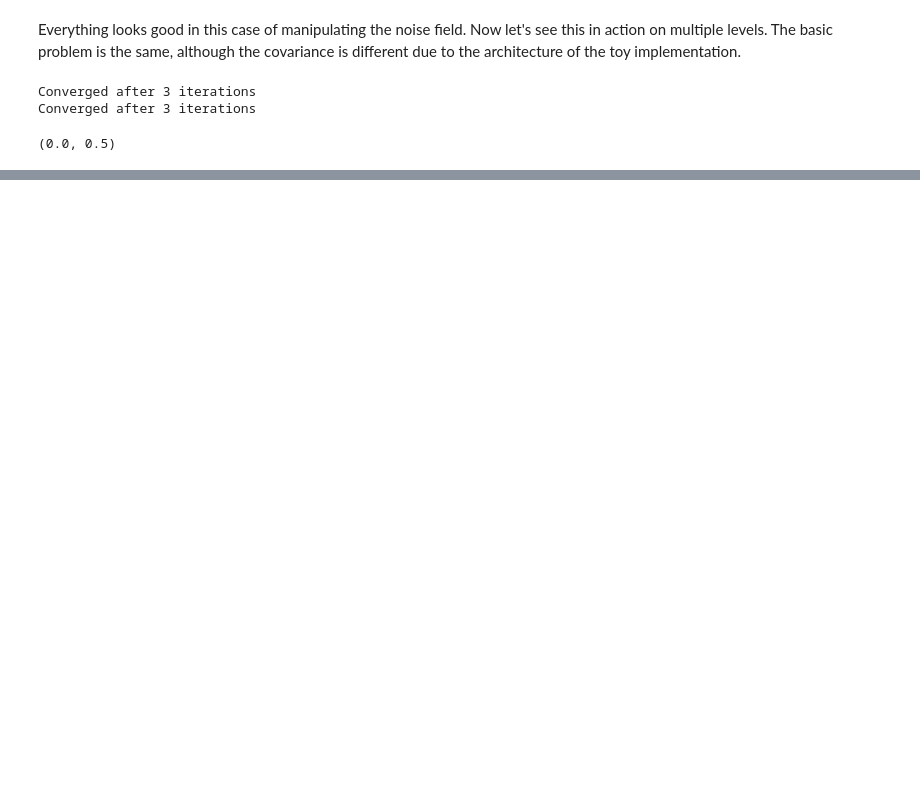
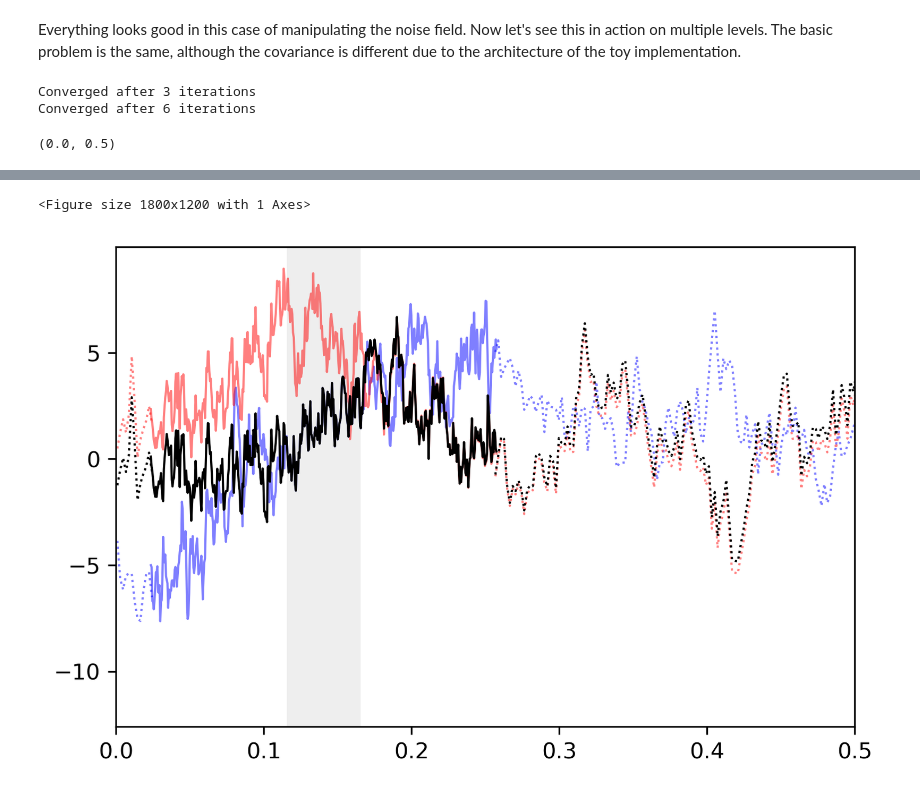
Before and after one commit to pynbody/genetIC, a Jupyter notebook: tools/toy_implementation/gene_splicing.ipynb, the cells around one changed output, grey strips where cells are left out. Cells and saved outputs as stored; diff of their text form; code cells hidden in the pictures; blank space fills up the shorter version.

```diff
--- a/tools/toy_implementation/gene_splicing.ipynb
+++ b/tools/toy_implementation/gene_splicing.ipynb
@@ -293,13 +297,16 @@ p.ylim(-max(rel_a)*2,max(rel_a)*2)
 # %% [markdown]
 Everything looks good in this case of manipulating the noise field. Now let's see this in action on multiple levels. The basic problem is the same, although the covariance is different due to the architecture of the toy implementation.
 # %%
+%autoreload 2
 import constrainedzoom.plots
 constrainedzoom.methods.use_filters=True
-constrainedzoom.plots.zoom_demo(nP=128,nW=128,seed=1,plaw=-1.5,plot_kwargs={'alpha':0.5, 'color':'b'})
-constrainedzoom.plots.zoom_demo(nP=128,nW=128,seed=2,plaw=-1.5,plot_kwargs={'alpha':0.5, 'color':'r'})
-constrainedzoom.plots.zoom_demo(nP=128,nW=128,seed=1,splice_seed=2,splice_range=(38,94),plaw=-1.5,plot_kwargs={'color':'k'})
-p.xlim(0.00,0.5)
+N = 512
+splice_range = (256-50, 256+50)
+constrainedzoom.plots.zoom_demo(nP=N,nW=N,seed=1,plaw=-1.5,plot_kwargs={'alpha':0.5, 'color':'b'}, linewidth=1)
+constrainedzoom.plots.zoom_demo(nP=N,nW=N,seed=2,plaw=-1.5,plot_kwargs={'alpha':0.5, 'color':'r'}, linewidth=1)
+constrainedzoom.plots.zoom_demo(nP=N,nW=N,seed=1,splice_seed=2,splice_range=splice_range,plaw=-1.5,plot_kwargs={'color':'k'}, linewidth=1)
+p.xlim(0.00, 0.5)
 # %% [output]
 Converged after 3 iterations
-Converged after 3 iterations
+Converged after 6 iterations
 (0.0, 0.5)
@@ -306,0 +313,2 @@ Converged after 3 iterations
+<Figure size 1800x1200 with 1 Axes>
+[figure, added]
```
Also changed, not shown: parts of 11 cells of this notebook, 2 other files.
